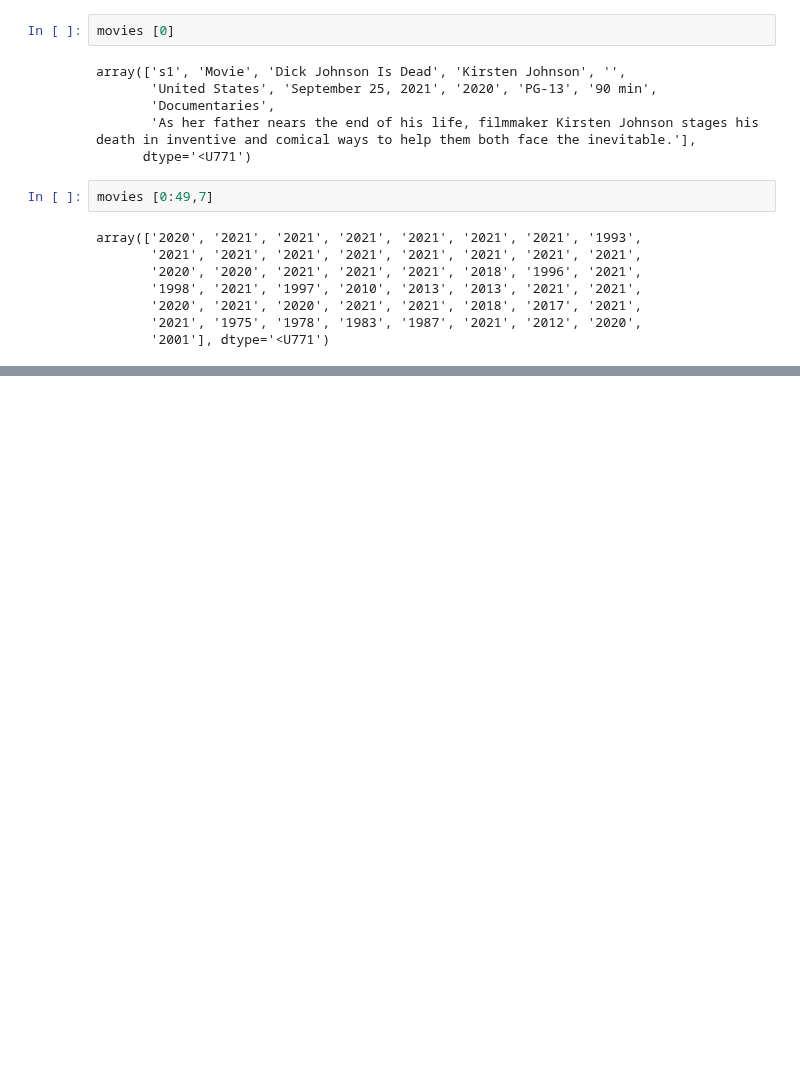
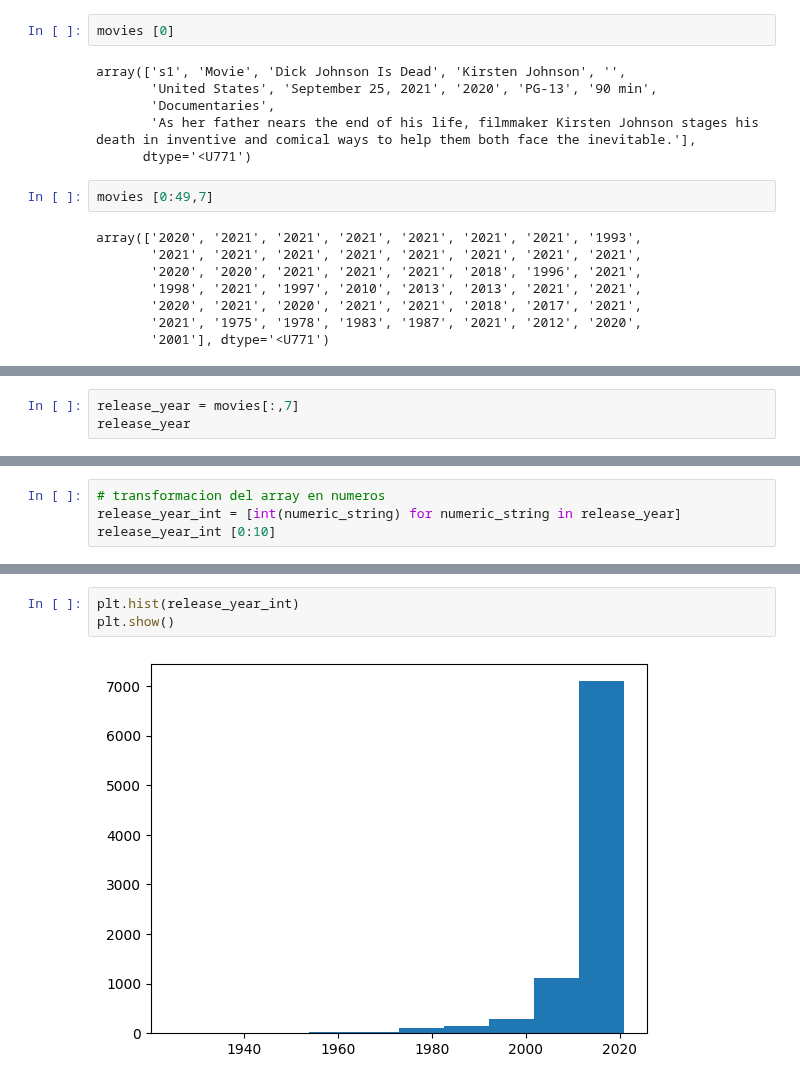
Before and after one commit to Benmaza/Benmaza, a Jupyter notebook: EBAC/20_Modulos_paquetes.ipynb, the cells around one changed output, grey strips where cells are left out. Cells and saved outputs as stored; diff of their text form; blank space fills up the shorter version.

```diff
--- a/EBAC/20_Modulos_paquetes.ipynb
+++ b/EBAC/20_Modulos_paquetes.ipynb
@@ -105,0 +110,3 @@ array(['2020', '2021', '2021', '2021', '2021', '2021', '2021', '1993',
+# %%
+release_year = movies[:,7]
+release_year
@@ -105,0 +115,4 @@ array(['2020', '2021', '2021', '2021', '2021', '2021', '2021', '1993',
+# %%
+# transformacion del array en numeros
+release_year_int = [int(numeric_string) for numeric_string in release_year]
+release_year_int [0:10]
@@ -105,0 +126,5 @@ array(['2020', '2021', '2021', '2021', '2021', '2021', '2021', '1993',
+# %%
+plt.hist(release_year_int)
+plt.show()
+# %% [output]
+[figure, added]
```
Also changed, not shown: parts of 18 cells of this notebook, 7 other files.
